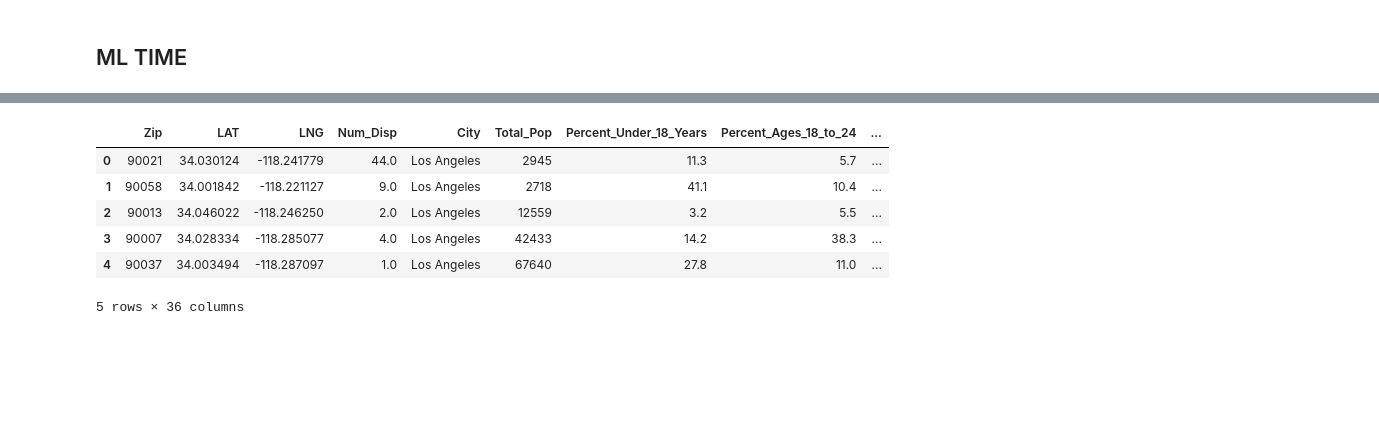
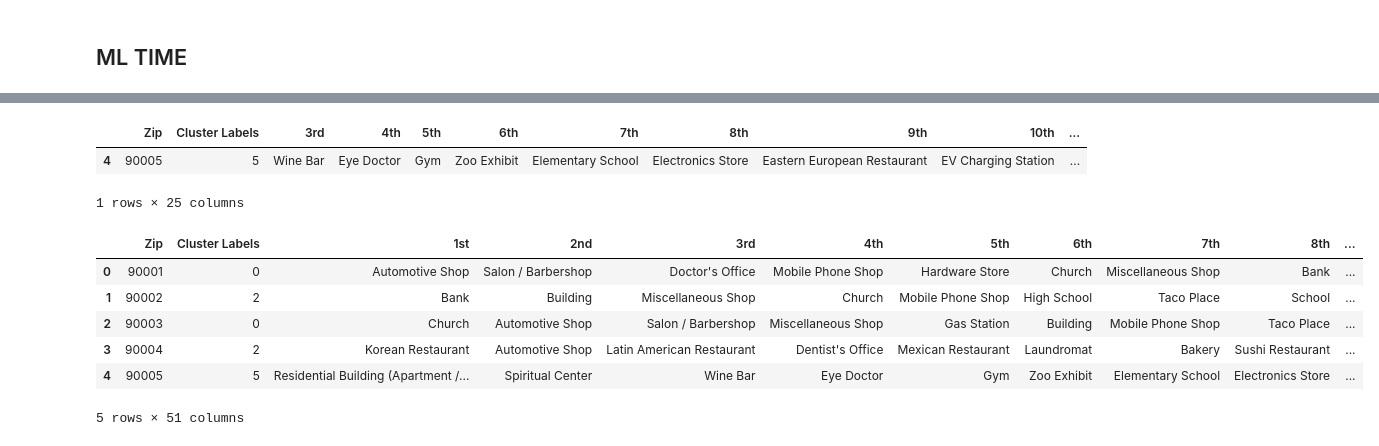
Before and after one commit to MarcLeslie/23-Final_Project, a Jupyter notebook: ETL/ML_notebooks/venue_information.ipynb, the cells around one changed output, grey strips where cells are left out. Saved outputs shown, nothing was run; the diff lists cells and outputs as text; code cells hidden in the pictures; blank space fills up the shorter version.

```diff
--- a/ETL/ML_notebooks/venue_information.ipynb
+++ b/ETL/ML_notebooks/venue_information.ipynb
@@ -215,13 +285,18 @@ laVenuesSrt.head()
 ## ML TIME
 # %%
 # Find number of clusters using the elbow method
-pivotClustering = pivotedLaDF.drop('Zip', 1)
+laClustering = laGrouped.drop('Zip', 1)
 ssd = []
 K = range(1,10)
 
 for k in K:
-    print(k, end=' ')
-    kmeans = KMeans(n_clusters=k, random_state=1, n_init=20).fit(pivotClustering)
+    kmeans = KMeans(
+                n_clusters=k,
+                random_state=100,
+                n_init=10,
+                max_iter=300)
+
+    kmeans.fit(laClustering)
     ssd.append(kmeans.inertia_)
 
 plt.figure(figsize=(10, 6))
@@ -234,10 +308,10 @@ Text(0.5, 1.0, 'Elbow Method For Clusters')
+# %%
+# Number of clusters
+ks = 6
+
+# Run Kmeans
+kmeans = KMeans(n_clusters=ks).fit(laClustering)
 # %%
-# Number of clusters
-ks = 6
-
-# Run Kmeans
-kmeans = KMeans(n_clusters=ks).fit(pivotClustering)
-
 # check cluster labels generated for each row in the dataframe
-kmeans.labels_[0:10]
+kmeans.labels_
 # %% [output]
@@ -244,0 +340,5 @@ array([0, 5, 0, 0, 0, 0, 0, 0, 0, 5], dtype=int32)
+# %%
+# add cluster labels
+laVenuesSrt.insert(1, 'Cluster Labels', kmeans.labels_)
+
+laVenuesSrt.head()
@@ -245,18 +436,21 @@ array([0, 5, 0, 0, 0, 0, 0, 0, 0, 5], dtype=int32)
+# %%
+laVenuesSrt.loc[laVenuesSrt['Cluster Labels'] == 5, laVenuesSrt.columns[[0] + [1] + list(range(4, laVenuesSrt.shape[1]))]]
+# %% [output]
+|  | Zip | Cluster Labels | 3rd | 4th | 5th | 6th | 7th | 8th | 9th | 10th | ... |
+| 4 | 90005 | 5 | Wine Bar | Eye Doctor | Gym | Zoo Exhibit | Elementary School | Electronics Store | Eastern European Restaurant | EV Charging Station | ... |
+1 rows × 25 columns
 # %%
-# Cluster labels
-laVenuesSrt.insert(0, 'Cluster Labels', kmeans.labels_)
-
 laDFMerged = laDF
 
 # merge madrid_grouped with df_madrid to add latitude/longitude for each neighbourhood
-laDFMerged = laDFMerged.join(laVenuesSrt.set_index('Zip'), on='Zip')
+laDFMerged = laVenuesSrt.join(laDFMerged.set_index('Zip'), on='Zip')
 
 laDFMerged.head()
 # %% [output]
-|  | Zip | LAT | LNG | Num_Disp | City | Total_Pop | Percent_Under_18_Years | Percent_Ages_18_to_24 | ... |
-| 0 | 90021 | 34.030124 | -118.241779 | 44.0 | Los Angeles | 2945 | 11.3 | 5.7 | ... |
-| 1 | 90058 | 34.001842 | -118.221127 | 9.0 | Los Angeles | 2718 | 41.1 | 10.4 | ... |
-| 2 | 90013 | 34.046022 | -118.246250 | 2.0 | Los Angeles | 12559 | 3.2 | 5.5 | ... |
-| 3 | 90007 | 34.028334 | -118.285077 | 4.0 | Los Angeles | 42433 | 14.2 | 38.3 | ... |
-| 4 | 90037 | 34.003494 | -118.287097 | 1.0 | Los Angeles | 67640 | 27.8 | 11.0 | ... |
+|  | Zip | Cluster Labels | 1st | 2nd | 3rd | 4th | 5th | 6th | 7th | 8th | ... |
+| 0 | 90001 | 0 | Automotive Shop | Salon / Barbershop | Doctor's Office | Mobile Phone Shop | Hardware Store | Church | Miscellaneous Shop | Bank | ... |
+| 1 | 90002 | 2 | Bank | Building | Miscellaneous Shop | Church | Mobile Phone Shop | High School | Taco Place | School | ... |
+| 2 | 90003 | 0 | Church | Automotive Shop | Salon / Barbershop | Miscellaneous Shop | Gas Station | Building | Mobile Phone Shop | Taco Place | ... |
+| 3 | 90004 | 2 | Korean Restaurant | Automotive Shop | Latin American Restaurant | Dentist's Office | Mexican Restaurant | Laundromat | Bakery | Sushi Restaurant | ... |
+| 4 | 90005 | 5 | Residential Building (Apartment /... | Spiritual Center | Wine Bar | Eye Doctor | Gym | Zoo Exhibit | Elementary School | Electronics Store | ... |
-5 rows × 36 columns
+5 rows × 51 columns
```
Also changed, not shown: parts of 25 cells of this notebook, 1 other file.
